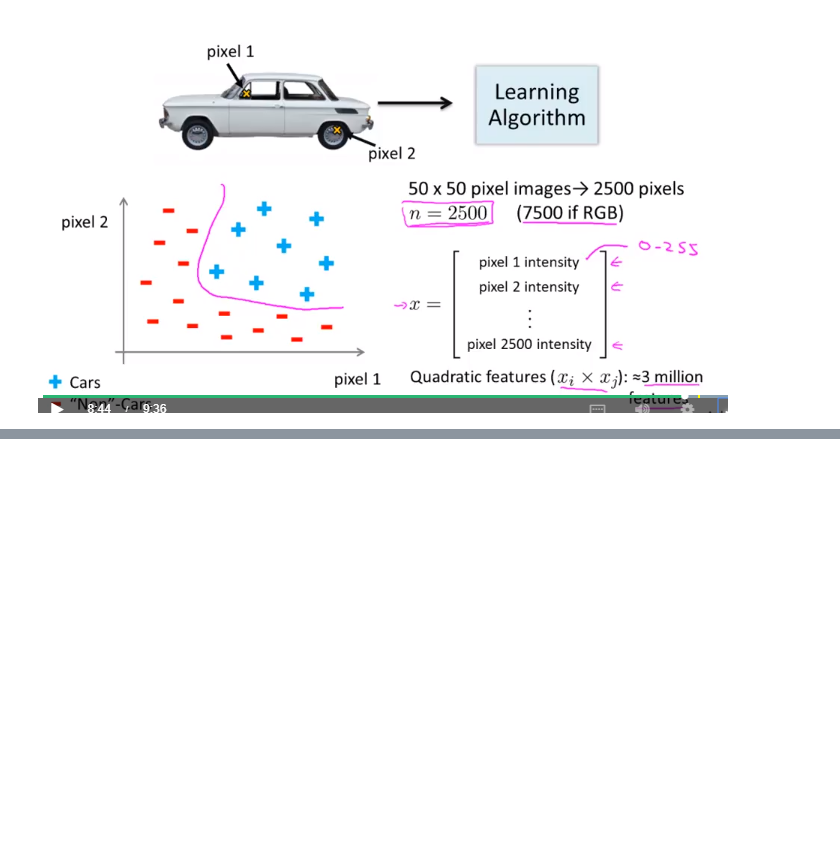
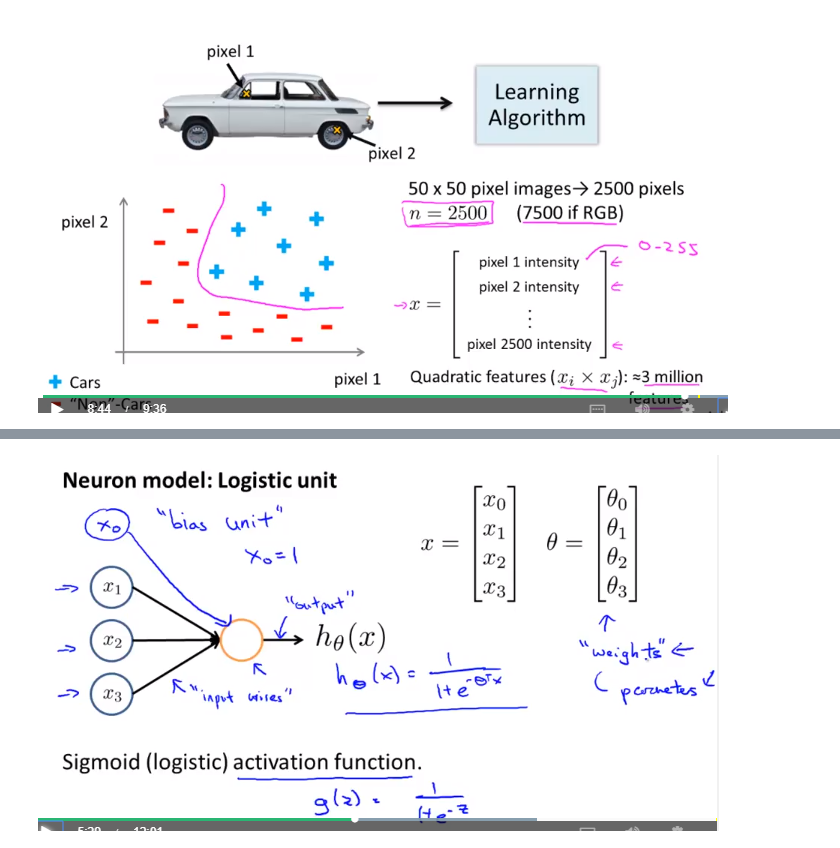
Before and after one commit to louloret/Andrew-NG-Machine-Learning, a Jupyter notebook: Week 4 Neural Networks Representation-checkpoint.ipynb, the cells around one changed output, grey strips where cells are left out. Cells and saved outputs as stored; diff of their text form; code cells hidden in the pictures; blank space fills up the shorter version.

```diff
--- a/Week 4 Neural Networks Representation-checkpoint.ipynb
+++ b/Week 4 Neural Networks Representation-checkpoint.ipynb
@@ -30,0 +43,4 @@ Image(filename = path + "too_many_features.png")
+# %%
+Image(filename = path + "neuron_model_logit.png")
+# %% [output]
+[figure, added]
```
Also changed, not shown: parts of 21 cells of this notebook.
